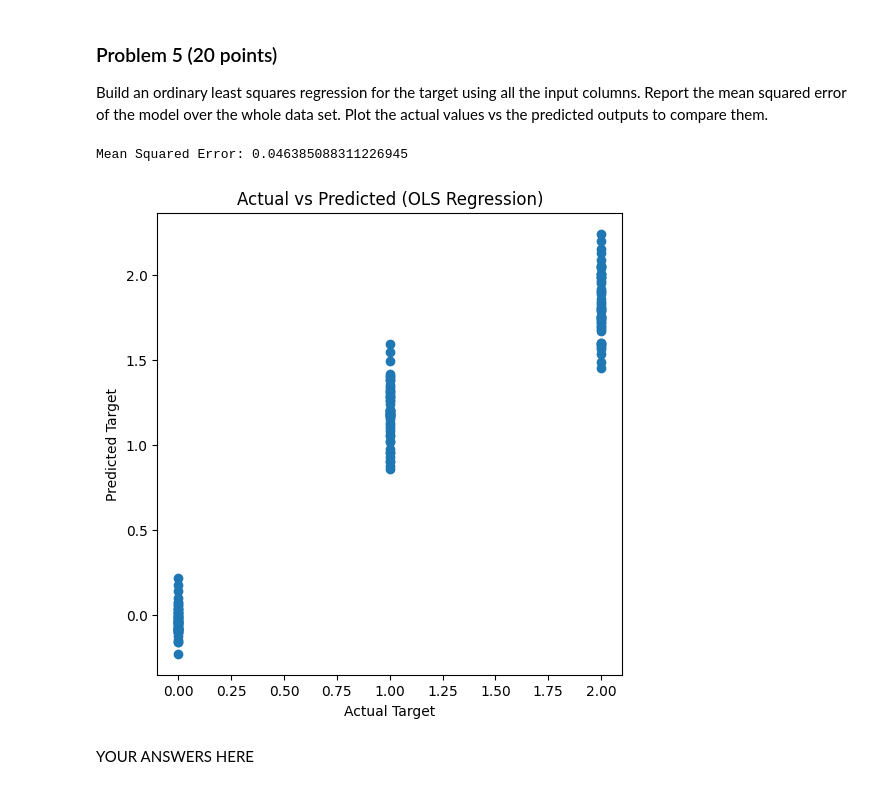
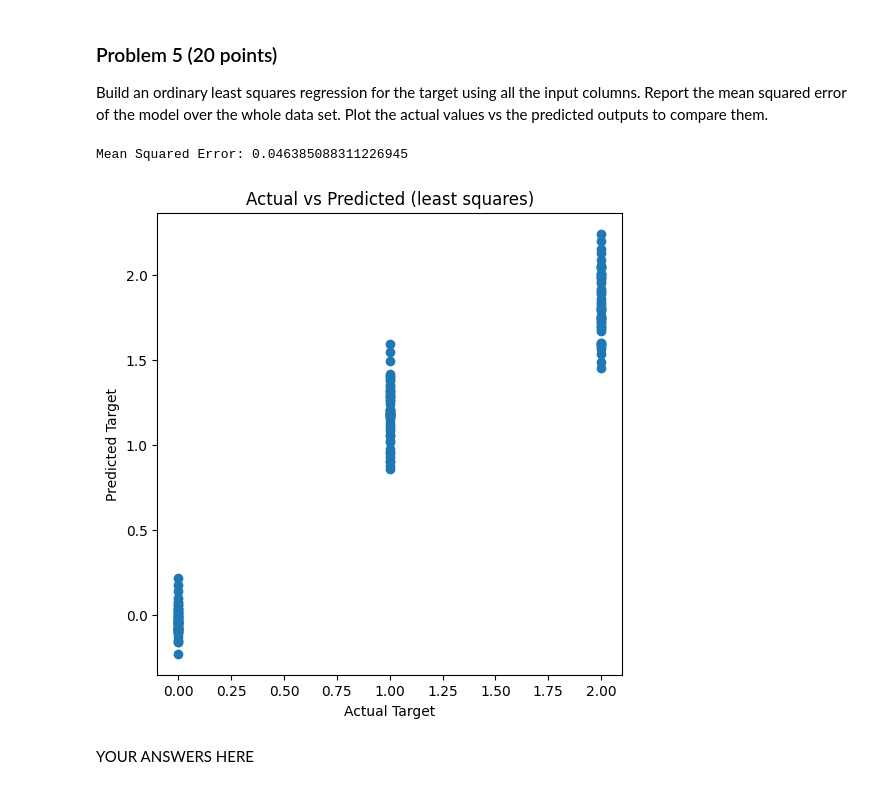
Before and after one commit to TcheungBU/dx601-final-project, a Jupyter notebook: project.ipynb, the cells around one changed output. Saved outputs shown, nothing was run; the diff lists cells and outputs as text; code cells hidden in the pictures.

```diff
--- a/project.ipynb
+++ b/project.ipynb
@@ -224,24 +224,24 @@ Plot the actual values vs the predicted outputs to compare them.
 # %%
 # YOUR CODE HERE
 from sklearn.linear_model import LinearRegression
 X = iris.drop(columns=["target"])
 y = iris["target"]
 model = LinearRegression()
 model.fit(X, y)
 y_pred = model.predict(X)
 
 mse = np.mean((y - y_pred) ** 2)
 print("Mean Squared Error:", mse)
 
 plt.figure(figsize=(6, 6))
 plt.scatter(y, y_pred)
 plt.xlabel("Actual Target")
 plt.ylabel("Predicted Target")
-plt.title("Actual vs Predicted (OLS Regression)")
+plt.title("Actual vs Predicted (least squares)")
 plt.show()
 # %% [output]
 Mean Squared Error: 0.046385088311226945
-[figure, old version]
+[figure, new version]
 # %% [markdown]
 YOUR ANSWERS HERE
 # %% [markdown]
```
Also changed, not shown: parts of 5 cells of this notebook.
